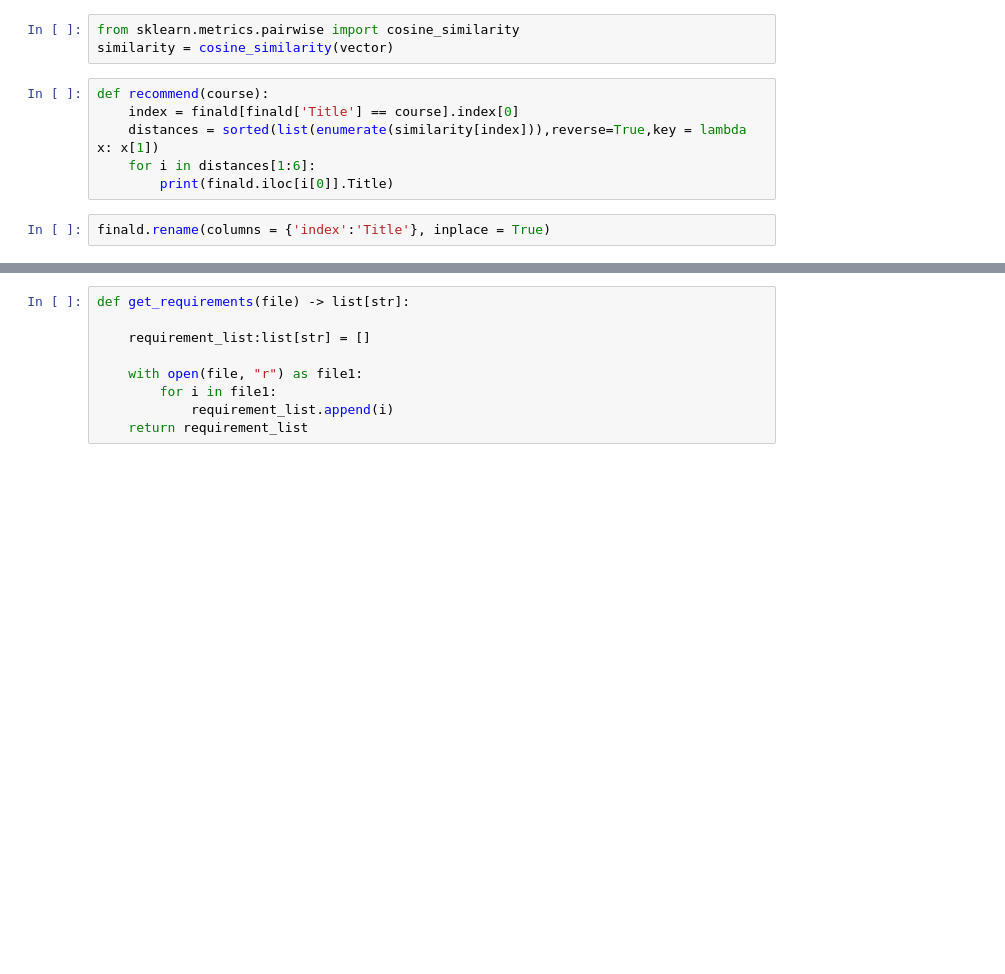
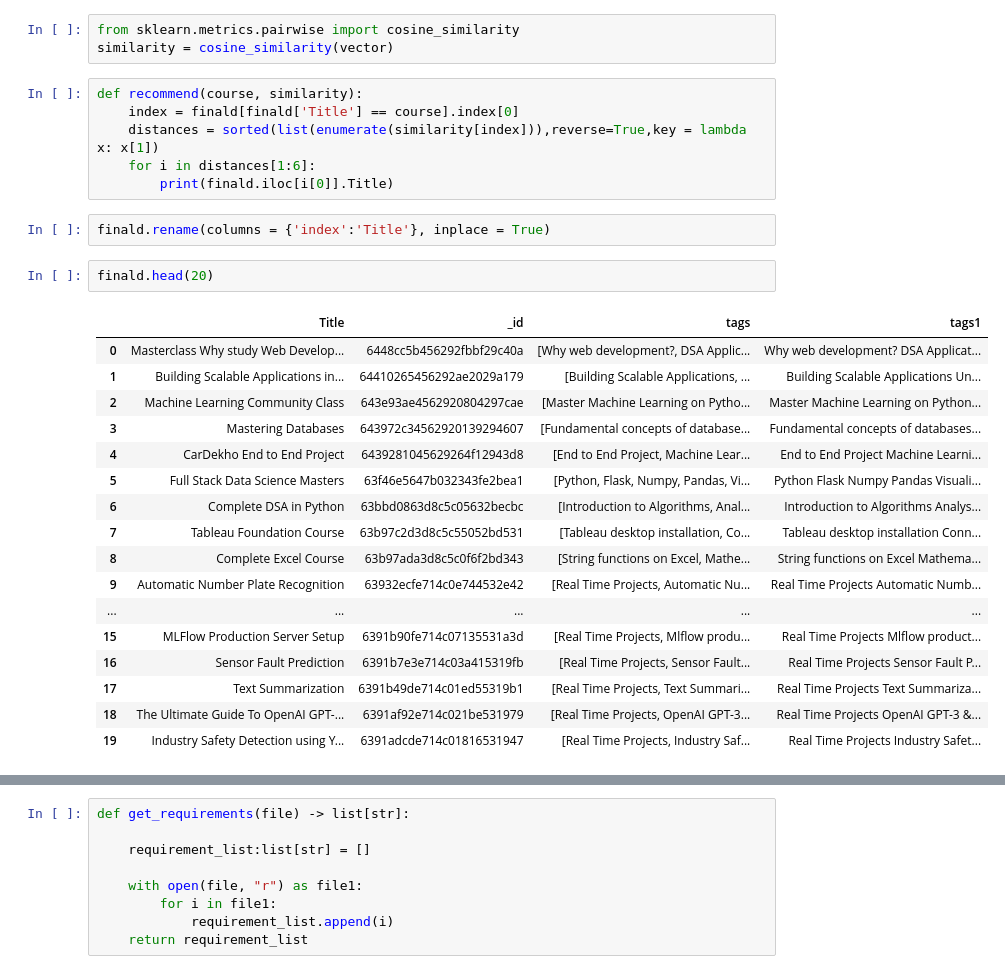
Before and after one commit to Nibedita84/courserecom-new, a Jupyter notebook: notebooks/EDA.ipynb, the cells around one changed output, grey strips where cells are left out. Drawn from its saved outputs; the diff is of its cells as text; blank space fills up the shorter version.

```diff
--- a/notebooks/EDA.ipynb
+++ b/notebooks/EDA.ipynb
@@ -111,12 +146,32 @@ vector = cv.fit_transform(finald['tags1']).toarray()
 from sklearn.metrics.pairwise import cosine_similarity
 similarity = cosine_similarity(vector)
 # %%
-def recommend(course):
+def recommend(course, similarity):
     index = finald[finald['Title'] == course].index[0]
     distances = sorted(list(enumerate(similarity[index])),reverse=True,key = lambda x: x[1])
     for i in distances[1:6]:
         print(finald.iloc[i[0]].Title)
 # %%
 finald.rename(columns = {'index':'Title'}, inplace = True)
+# %%
+finald.head(20)
+# %% [output]
+|  | Title | _id | tags | tags1 |
+| 0 | Masterclass Why study Web Develop... | 6448cc5b456292fbbf29c40a | [Why web development?, DSA Applic... | Why web development? DSA Applicat... |
+| 1 | Building Scalable Applications in... | 64410265456292ae2029a179 | [Building Scalable Applications, ... | Building Scalable Applications Un... |
+| 2 | Machine Learning Community Class | 643e93ae4562920804297cae | [Master Machine Learning on Pytho... | Master Machine Learning on Python... |
+| 3 | Mastering Databases | 643972c34562920139294607 | [Fundamental concepts of database... | Fundamental concepts of databases... |
+| 4 | CarDekho End to End Project | 6439281045629264f12943d8 | [End to End Project, Machine Lear... | End to End Project Machine Learni... |
+| 5 | Full Stack Data Science Masters | 63f46e5647b032343fe2bea1 | [Python, Flask, Numpy, Pandas, Vi... | Python Flask Numpy Pandas Visuali... |
+| 6 | Complete DSA in Python | 63bbd0863d8c5c05632becbc | [Introduction to Algorithms, Anal... | Introduction to Algorithms Analys... |
+| 7 | Tableau Foundation Course | 63b97c2d3d8c5c55052bd531 | [Tableau desktop installation, Co... | Tableau desktop installation Conn... |
+| 8 | Complete Excel Course | 63b97ada3d8c5c0f6f2bd343 | [String functions on Excel, Mathe... | String functions on Excel Mathema... |
+| 9 | Automatic Number Plate Recognition | 63932ecfe714c0e744532e42 | [Real Time Projects, Automatic Nu... | Real Time Projects Automatic Numb... |
+| ... | ... | ... | ... | ... |
+| 15 | MLFlow Production Server Setup | 6391b90fe714c07135531a3d | [Real Time Projects, Mlflow produ... | Real Time Projects Mlflow product... |
+| 16 | Sensor Fault Prediction | 6391b7e3e714c03a415319fb | [Real Time Projects, Sensor Fault... | Real Time Projects Sensor Fault P... |
+| 17 | Text Summarization | 6391b49de714c01ed55319b1 | [Real Time Projects, Text Summari... | Real Time Projects Text Summariza... |
+| 18 | The Ultimate Guide To OpenAI GPT-... | 6391af92e714c021be531979 | [Real Time Projects, OpenAI GPT-3... | Real Time Projects OpenAI GPT-3 &... |
+| 19 | Industry Safety Detection using Y... | 6391adcde714c01816531947 | [Real Time Projects, Industry Saf... | Real Time Projects Industry Safet... |
 # %%
 finald[finald['Title'] == 'Django']
```
Also changed, not shown: parts of 12 cells of this notebook, 40 other files.
